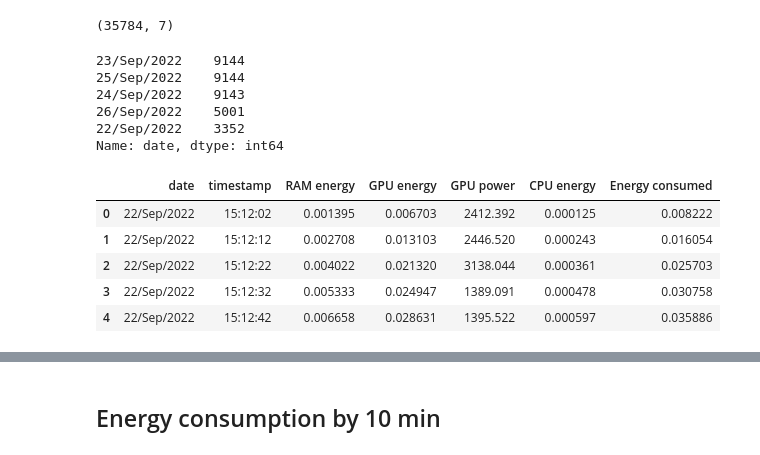
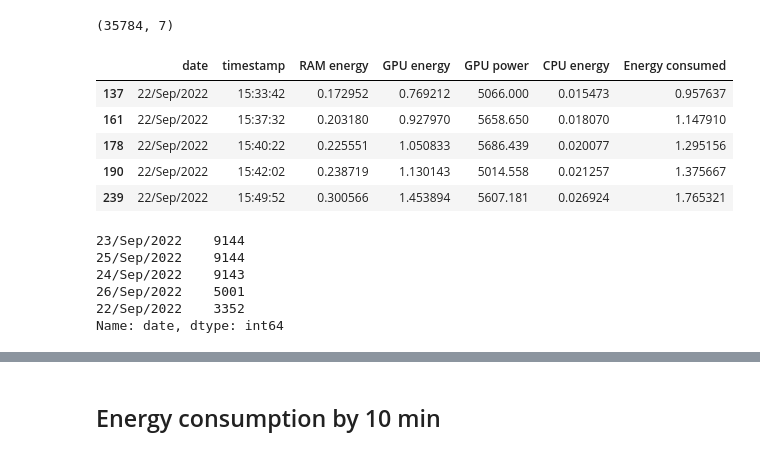
Before and after one commit to bigscience-workshop/carbon-footprint, a Jupyter notebook: bloom_api_carbon.ipynb, the cells around one changed output, grey strips where cells are left out. Drawn from its saved outputs; the diff is of its cells as text; code cells hidden in the pictures.

```diff
--- a/bloom_api_carbon.ipynb
+++ b/bloom_api_carbon.ipynb
@@ -91,6 +91,15 @@ carbondf["GPU power"] = pd.to_numeric(carbondf["GPU power"])
 carbondf.shape
 # %% [output]
 (35784, 7)
+# %%
+carbondf[carbondf["GPU power"] > 5000].head()
+# %% [output]
+|  | date | timestamp | RAM energy | GPU energy | GPU power | CPU energy | Energy consumed |
+| 137 | 22/Sep/2022 | 15:33:42 | 0.172952 | 0.769212 | 5066.000 | 0.015473 | 0.957637 |
+| 161 | 22/Sep/2022 | 15:37:32 | 0.203180 | 0.927970 | 5658.650 | 0.018070 | 1.147910 |
+| 178 | 22/Sep/2022 | 15:40:22 | 0.225551 | 1.050833 | 5686.439 | 0.020077 | 1.295156 |
+| 190 | 22/Sep/2022 | 15:42:02 | 0.238719 | 1.130143 | 5014.558 | 0.021257 | 1.375667 |
+| 239 | 22/Sep/2022 | 15:49:52 | 0.300566 | 1.453894 | 5607.181 | 0.026924 | 1.765321 |
 # %%
 carbondf.date.value_counts()
 # %% [output]
@@ -104,14 +113,7 @@ Name: date, dtype: int64
 #carbondf = carbondf.sort_values('Energy consumed')
 #carbondf = carbondf.reset_index(drop=True)
 # %%
-carbondf.head()
+carbondf["GPU power"].head(10000).plot()
-# %% [output]
-|  | date | timestamp | RAM energy | GPU energy | GPU power | CPU energy | Energy consumed |
-| 0 | 22/Sep/2022 | 15:12:02 | 0.001395 | 0.006703 | 2412.392 | 0.000125 | 0.008222 |
-| 1 | 22/Sep/2022 | 15:12:12 | 0.002708 | 0.013103 | 2446.520 | 0.000243 | 0.016054 |
-| 2 | 22/Sep/2022 | 15:12:22 | 0.004022 | 0.021320 | 3138.044 | 0.000361 | 0.025703 |
-| 3 | 22/Sep/2022 | 15:12:32 | 0.005333 | 0.024947 | 1389.091 | 0.000478 | 0.030758 |
-| 4 | 22/Sep/2022 | 15:12:42 | 0.006658 | 0.028631 | 1395.522 | 0.000597 | 0.035886 |
 # %%
 carbondf['time'] = carbondf['date'] + ' ' + carbondf['timestamp'].astype(str)
 # %%
```
Also changed, not shown: parts of 5 cells of this notebook.
